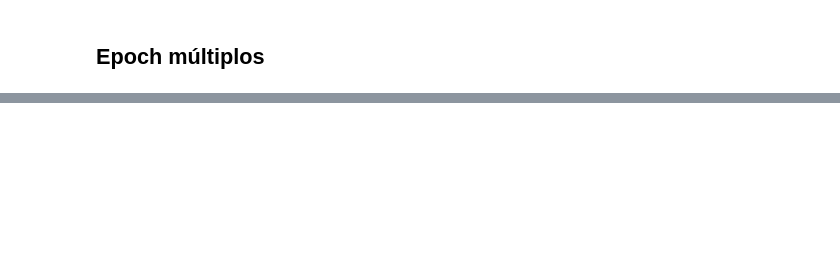
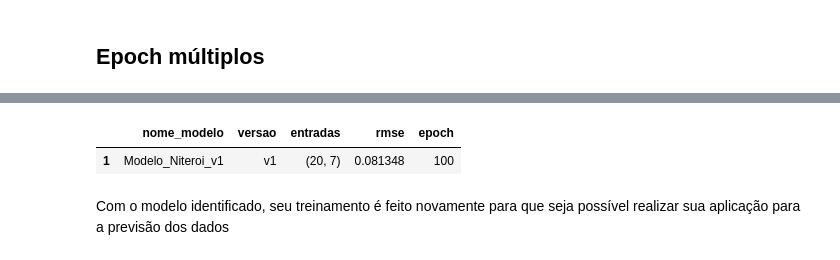
Before and after one commit to cmath-covid/trabalho-grupo-azul-CAP239, a Jupyter notebook: 5_lstm_soc/4_GrupoAzul_Exercicio5LSTM_Niteroi.ipynb, the cells around one changed output, grey strips where cells are left out. Cells and saved outputs as stored; diff of their text form; code cells hidden in the pictures; blank space fills up the shorter version.

Commit message:
Finalização da aplicação da LSTM

```diff
--- a/5_lstm_soc/4_GrupoAzul_Exercicio5LSTM_Niteroi.ipynb
+++ b/5_lstm_soc/4_GrupoAzul_Exercicio5LSTM_Niteroi.ipynb
@@ -360,9 +370,13 @@ entrou condi
 # %% [markdown]
 ## Epoch múltiplos
 # %%
-mg_paramsrange = multiplas_execucoes("Niteroi", [(7, 5), (10, 7), (20, 7), (30, 7), (20, 10), (60, 20), (60, 30)],
+walk_epochs = [
+   5, 10, 20, 50, 100
+]
+
+nt_paramsrange = multiplas_execucoes("Niteroi", [(10, 7), (20, 7), (30, 7)],
                                 "Niterói (31/12/2019 à 17/06/2020) \n RMSE: {rmse}",
-                                epochs_range = (10, 50))
+                                epochs_range = walk_epochs, is_walk = True)
 # %% [output]
 /usr/local/lib/python3.6/dist-packages/ipykernel_launcher.py:37: EpochsChange: O programa está sendo executado no modo de múltiplas épocas
 Modelo_Niteroi_v0
@@ -453,0 +562,7 @@ Epoch 4/4
+# %%
+nt_paramsrange[nt_paramsrange['rmse'] == nt_paramsrange['rmse'].min()]
+# %% [output]
+|  | nome_modelo | versao | entradas | rmse | epoch |
+| 1 | Modelo_Niteroi_v1 | v1 | (20, 7) | 0.081348 | 100 |
+# %% [markdown]
+Com o modelo identificado, seu treinamento é feito novamente para que seja possível realizar sua aplicação para a previsão dos dados
```
Also changed, not shown: parts of 14 cells of this notebook, 1 other file.
